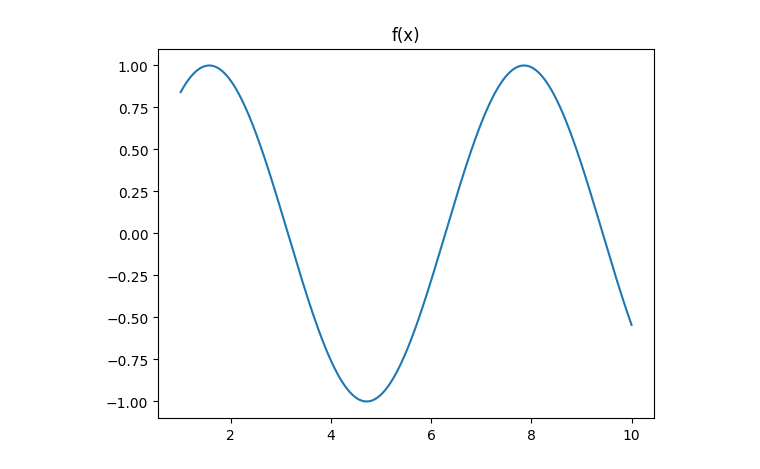
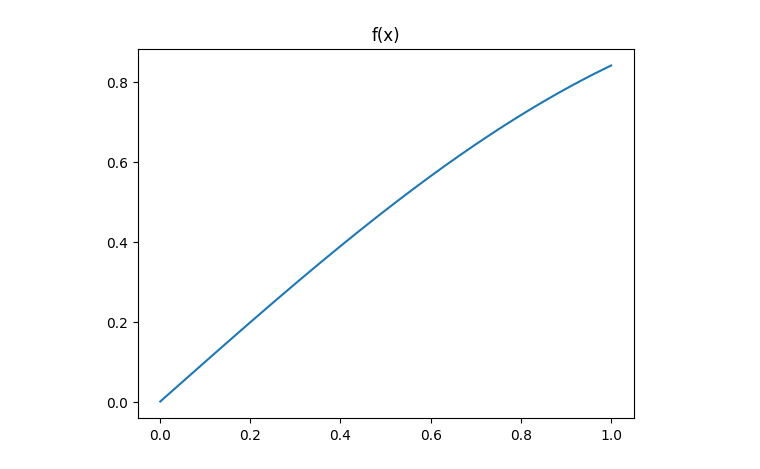
Before and after one commit to ifuaslaerl/Data-Engineering, a Jupyter notebook: PolyRegression.ipynb, the cells around one changed output. Saved outputs shown, nothing was run; the diff lists cells and outputs as text; code cells hidden in the pictures.

```diff
--- a/PolyRegression.ipynb
+++ b/PolyRegression.ipynb
@@ -7,17 +7,18 @@ from sklearn.pipeline import make_pipeline
 from math import sin as f
 # %%
 grau = 10
-start = 1
-end = 10
+start = 0.001
+end = 1
+pontos = 10000
 
-x = np.linspace(start,end,1000)
+x = np.linspace(start,end,pontos)
 y = [f(x) for x in x]
 
 plt.plot(x,y)
 plt.title("f(x)")
 plt.show()
 # %% [output]
-[figure, old version]
+[figure, new version]
 # %%
 X_t = x[:,np.newaxis]
 
```
Also changed, not shown: parts of 1 cell of this notebook.
